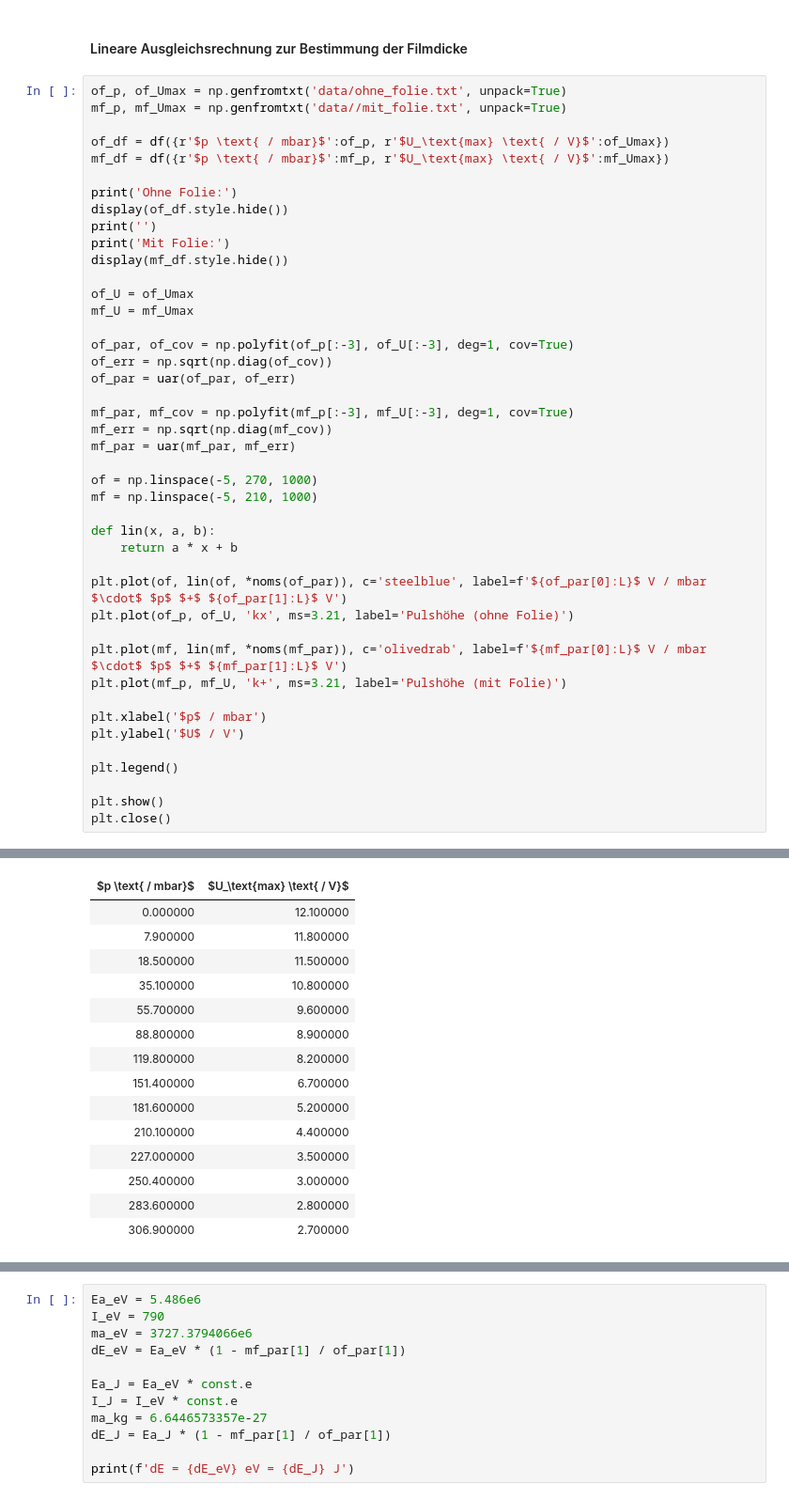
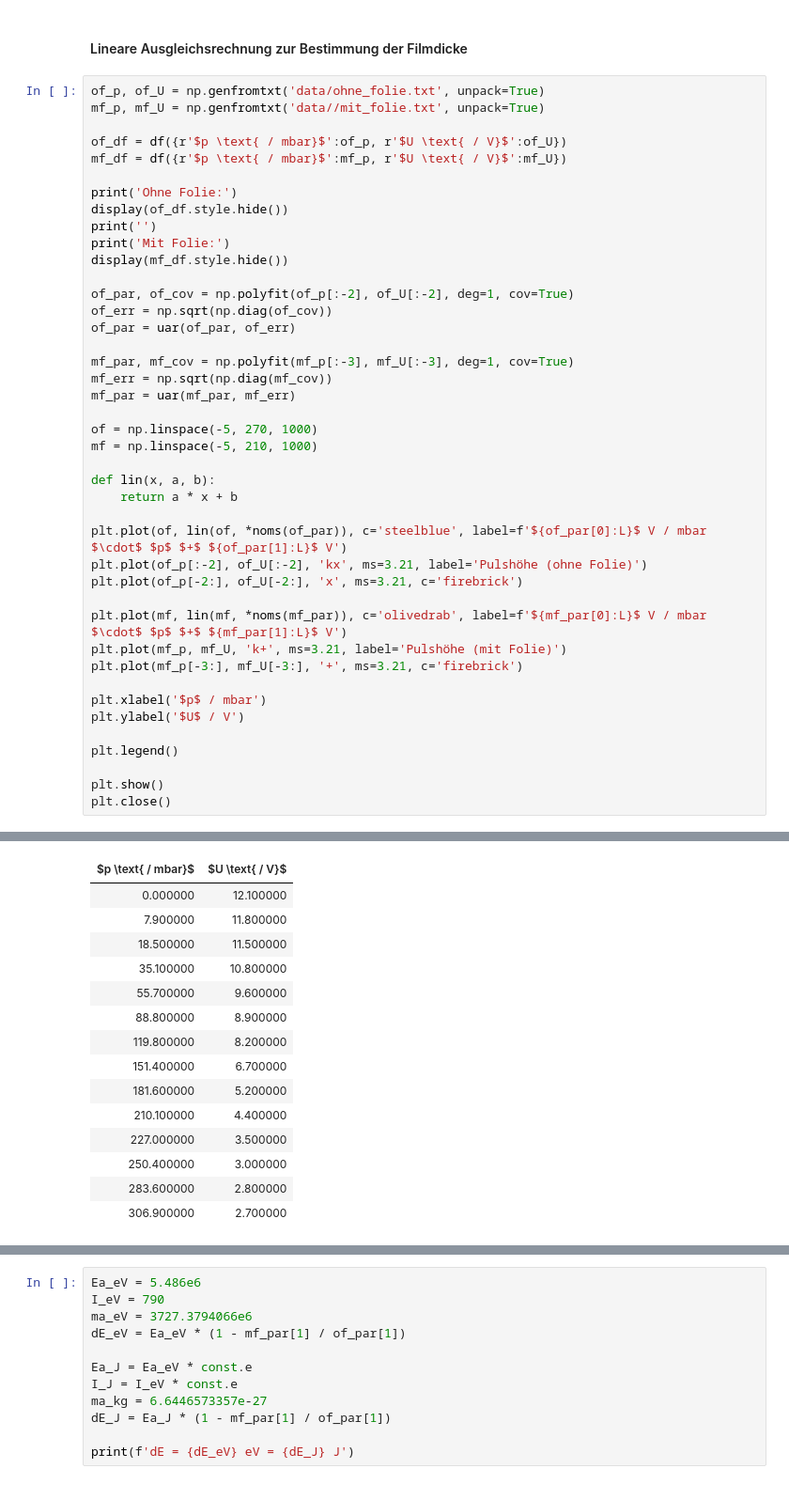
Before and after one commit to frtza/advancedlaboratory, a Jupyter notebook: V16/note.ipynb, the cells around one changed output, grey strips where cells are left out. Shown at 94% size. Drawn from its saved outputs; the diff is of its cells as text.

```diff
--- a/V16/note.ipynb
+++ b/V16/note.ipynb
@@ -137,11 +137,11 @@ plt.close()
 # %% [markdown]
 #### Lineare Ausgleichsrechnung zur Bestimmung der Filmdicke
 # %%
-of_p, of_Umax = np.genfromtxt('data/ohne_folie.txt', unpack=True)
-mf_p, mf_Umax = np.genfromtxt('data//mit_folie.txt', unpack=True)
+of_p, of_U = np.genfromtxt('data/ohne_folie.txt', unpack=True)
+mf_p, mf_U = np.genfromtxt('data//mit_folie.txt', unpack=True)
 
-of_df = df({r'$p \text{ / mbar}$':of_p, r'$U_\text{max} \text{ / V}$':of_Umax})
-mf_df = df({r'$p \text{ / mbar}$':mf_p, r'$U_\text{max} \text{ / V}$':mf_Umax})
+of_df = df({r'$p \text{ / mbar}$':of_p, r'$U \text{ / V}$':of_U})
+mf_df = df({r'$p \text{ / mbar}$':mf_p, r'$U \text{ / V}$':mf_U})
 
 print('Ohne Folie:')
 display(of_df.style.hide())
@@ -149,39 +149,38 @@ print('')
 print('Mit Folie:')
 display(mf_df.style.hide())
 
-of_U = of_Umax
-mf_U = mf_Umax
-
-of_par, of_cov = np.polyfit(of_p[:-3], of_U[:-3], deg=1, cov=True)
+of_par, of_cov = np.polyfit(of_p[:-2], of_U[:-2], deg=1, cov=True)
 of_err = np.sqrt(np.diag(of_cov))
 of_par = uar(of_par, of_err)
 
 mf_par, mf_cov = np.polyfit(mf_p[:-3], mf_U[:-3], deg=1, cov=True)
 mf_err = np.sqrt(np.diag(mf_cov))
 mf_par = uar(mf_par, mf_err)
 
 of = np.linspace(-5, 270, 1000)
 mf = np.linspace(-5, 210, 1000)
 
 def lin(x, a, b):
     return a * x + b
 
 plt.plot(of, lin(of, *noms(of_par)), c='steelblue', label=f'${of_par[0]:L}$ V / mbar $\cdot$ $p$ $+$ ${of_par[1]:L}$ V')
-plt.plot(of_p, of_U, 'kx', ms=3.21, label='Pulshöhe (ohne Folie)')
+plt.plot(of_p[:-2], of_U[:-2], 'kx', ms=3.21, label='Pulshöhe (ohne Folie)')
+plt.plot(of_p[-2:], of_U[-2:], 'x', ms=3.21, c='firebrick')
 
 plt.plot(mf, lin(mf, *noms(mf_par)), c='olivedrab', label=f'${mf_par[0]:L}$ V / mbar $\cdot$ $p$ $+$ ${mf_par[1]:L}$ V')
 plt.plot(mf_p, mf_U, 'k+', ms=3.21, label='Pulshöhe (mit Folie)')
+plt.plot(mf_p[-3:], mf_U[-3:], '+', ms=3.21, c='firebrick')
 
 plt.xlabel('$p$ / mbar')
 plt.ylabel('$U$ / V')
 
 plt.legend()
 
 plt.show()
 plt.close()
 # %% [output]
 Ohne Folie:
-| $p \text{ / mbar}$ | $U_\text{max} \text{ / V}$ |
+| $p \text{ / mbar}$ | $U \text{ / V}$ |
 | 0.000000 | 12.100000 |
 | 7.900000 | 11.800000 |
 | 18.500000 | 11.500000 |
```
Also changed, not shown: parts of 3 cells of this notebook.
